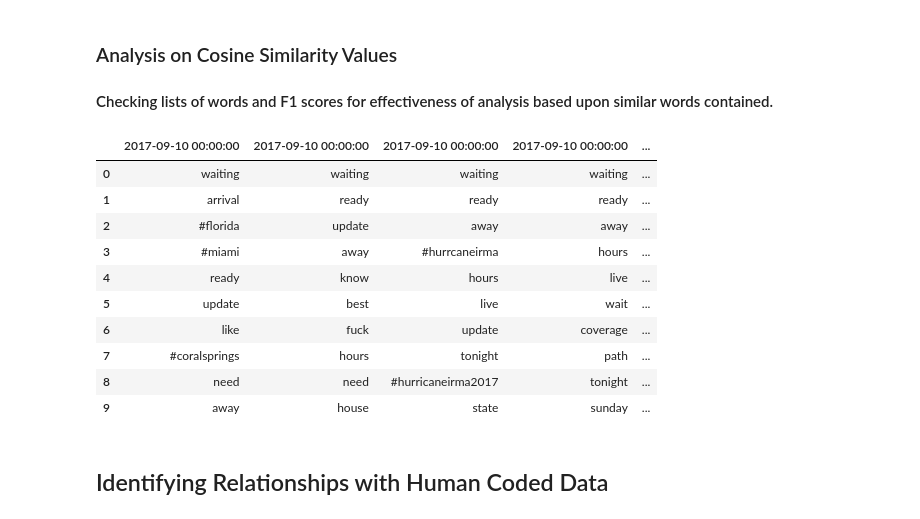
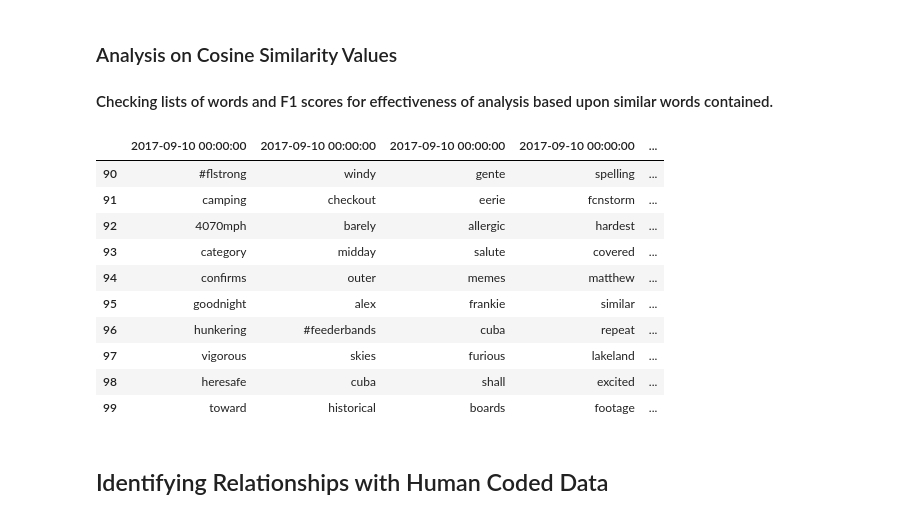
Before and after one commit to brownworth/TwitterDisaster, a Jupyter notebook: MinMaxScaledValues.ipynb, the cells around one changed output. Saved outputs shown, nothing was run; the diff lists cells and outputs as text; code cells hidden in the pictures.

```diff
--- a/MinMaxScaledValues.ipynb
+++ b/MinMaxScaledValues.ipynb
@@ -102,9 +102,13 @@ for i in range(1,11):
         tweet_text = tweet_full_en.loc[tweet_day:tweet_day + date_delta,"tweet_text"]
 
         tweets_tokens = tweet_text.apply(tokens_no_stopwords)
-        vector_model = Word2Vec(tweets_tokens, min_count=1, window=i, workers=1, size=100, seed=1, sg=1)
+#         this line uses the for loop to iterate the minimum word count for inclusion in the vectors:
+        vector_model = Word2Vec(tweets_tokens, min_count=i, window=7, workers=1, size=100, seed=1, sg=1)
+#         this line uses the for loop to iterate the context window size for any given word
+#         vector_model = Word2Vec(tweets_tokens, min_count=1, window=i, workers=1, size=100, seed=1, sg=1)
+
         word_matrix = vector_model.wv[vector_model.wv.vocab]
-
+        vector_model.train(tweets_tokens, total_examples=len(tweet_text), epochs=10)
         terms_from_range = pd.DataFrame.from_records(vector_model.wv.most_similar(search_term,topn=top_num_words),
                                                      columns=[tweet_day,"score"])
 
@@ -117,19 +123,19 @@ for i in range(1,11):
 # %%
 # related_words.iloc[:,1::2] = (cos_sim_values - cos_sim_values.min())* 100 / (cos_sim_values.max() - cos_sim_values.min())
 # %%
-related_words.iloc[0:10,0::2]
+related_words.iloc[90:100,0::2]
 # %% [output]
 |  | 2017-09-10 00:00:00 | 2017-09-10 00:00:00 | 2017-09-10 00:00:00 | 2017-09-10 00:00:00 | ... |
-| 0 | waiting | waiting | waiting | waiting | ... |
-| 1 | arrival | ready | ready | ready | ... |
-| 2 | #florida | update | away | away | ... |
-| 3 | #miami | away | #hurrcaneirma | hours | ... |
-| 4 | ready | know | hours | live | ... |
-| 5 | update | best | live | wait | ... |
-| 6 | like | fuck | update | coverage | ... |
-| 7 | #coralsprings | hours | tonight | path | ... |
-| 8 | need | need | #hurricaneirma2017 | tonight | ... |
-| 9 | away | house | state | sunday | ... |
+| 90 | #flstrong | windy | gente | spelling | ... |
+| 91 | camping | checkout | eerie | fcnstorm | ... |
+| 92 | 4070mph | barely | allergic | hardest | ... |
+| 93 | category | midday | salute | covered | ... |
+| 94 | confirms | outer | memes | matthew | ... |
+| 95 | goodnight | alex | frankie | similar | ... |
+| 96 | hunkering | #feederbands | cuba | repeat | ... |
+| 97 | vigorous | skies | furious | lakeland | ... |
+| 98 | heresafe | cuba | shall | excited | ... |
+| 99 | toward | historical | boards | footage | ... |
 # %% [markdown]
 ## Identifying Relationships with Human Coded Data
 # %% [markdown]
```
Also changed, not shown: parts of 25 cells of this notebook.
